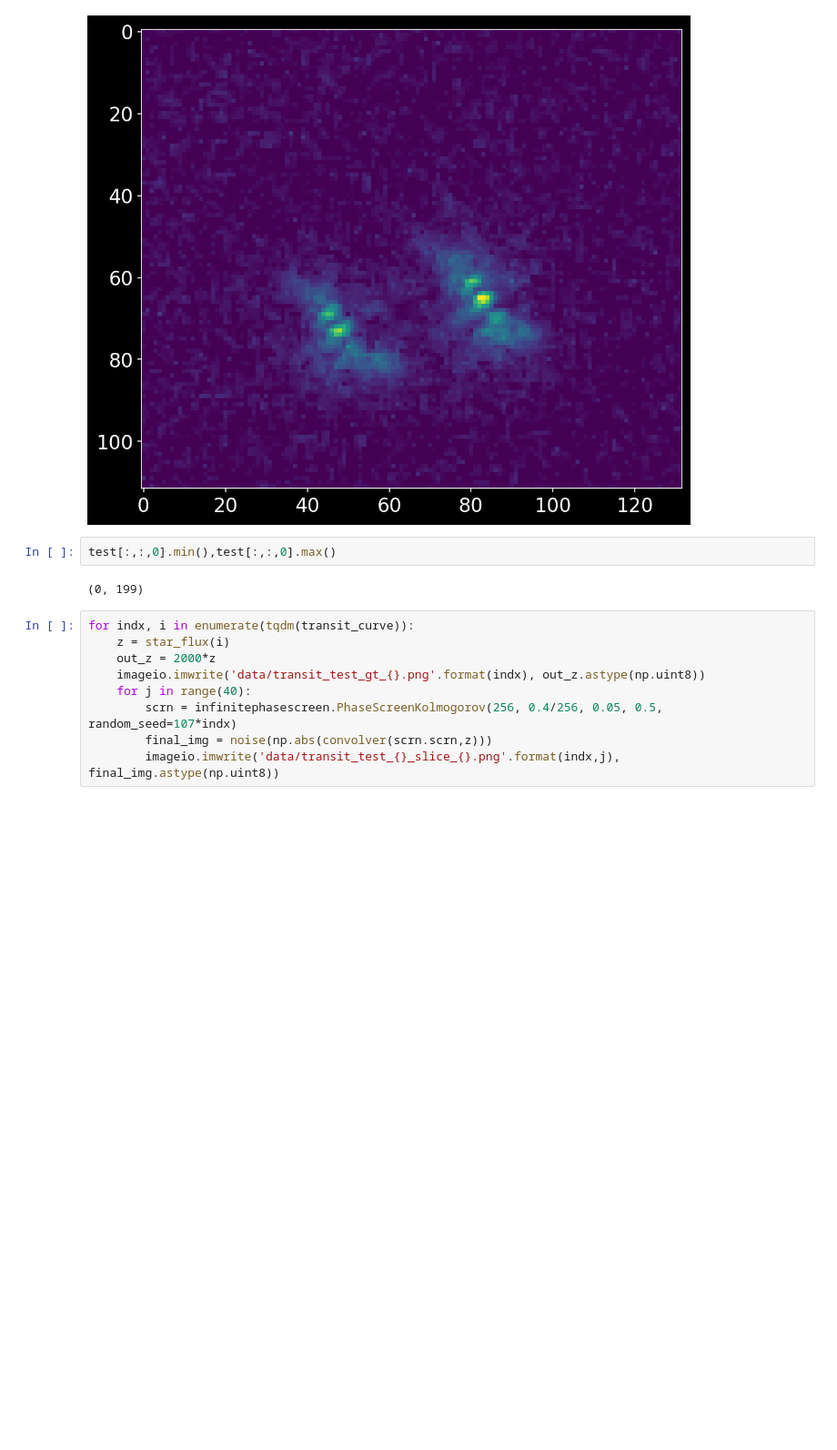
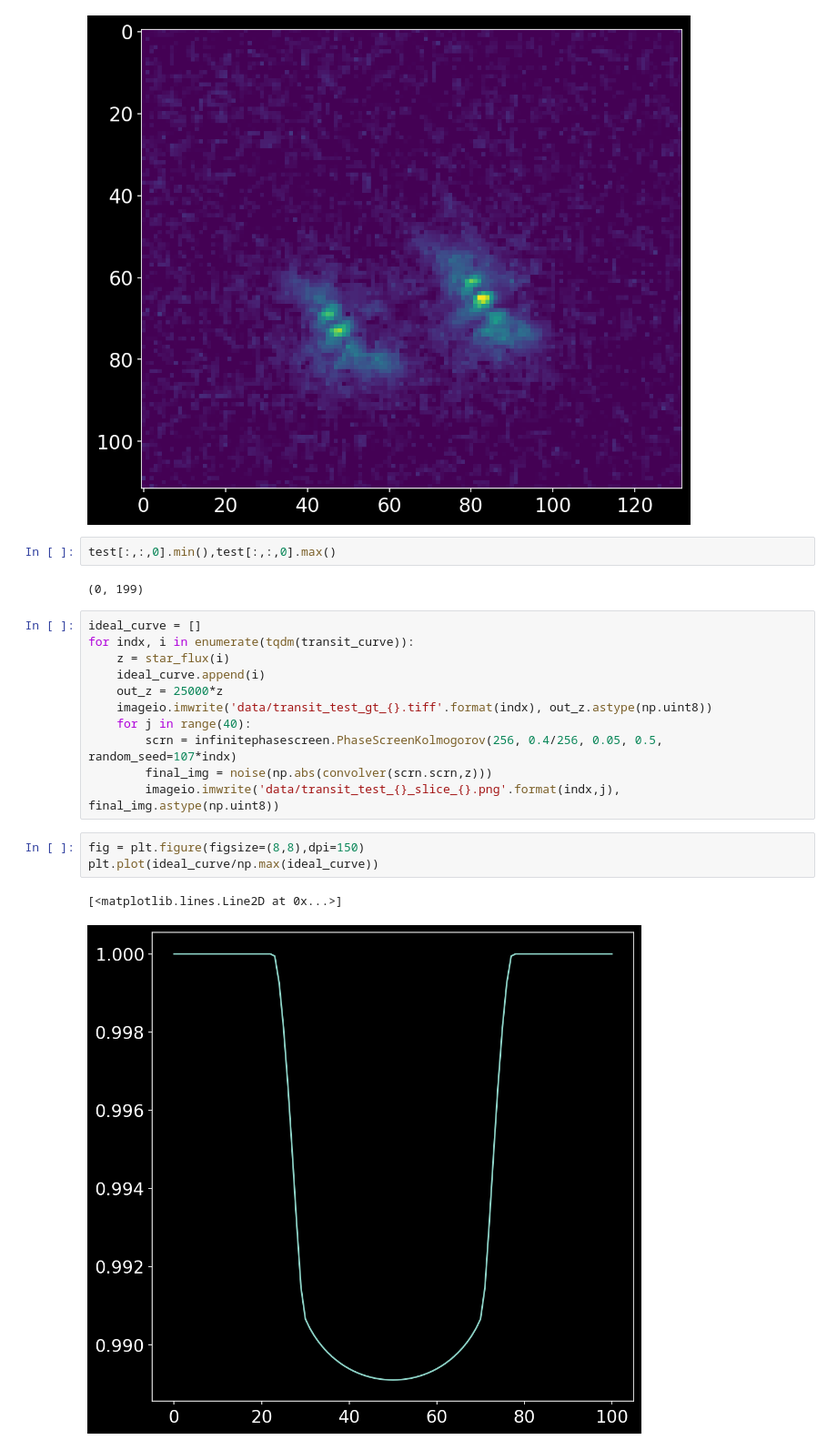
Before and after one commit to kem406/hop, a Jupyter notebook: transit_mocks/mock_transit_generator_AKS.ipynb, the cells around one changed output. Shown at 91% size. Saved outputs shown, nothing was run; the diff lists cells and outputs as text; blank space fills up the shorter version.

```diff
--- a/transit_mocks/mock_transit_generator_AKS.ipynb
+++ b/transit_mocks/mock_transit_generator_AKS.ipynb
@@ -97,11 +97,19 @@ test[:,:,0].min(),test[:,:,0].max()
 # %% [output]
 (0, 199)
 # %%
+ideal_curve = []
 for indx, i in enumerate(tqdm(transit_curve)):
     z = star_flux(i)
-    out_z = 2000*z
-    imageio.imwrite('data/transit_test_gt_{}.png'.format(indx), out_z.astype(np.uint8))
+    ideal_curve.append(i)
+    out_z = 25000*z
+    imageio.imwrite('data/transit_test_gt_{}.tiff'.format(indx), out_z.astype(np.uint8))
     for j in range(40):
         scrn = infinitephasescreen.PhaseScreenKolmogorov(256, 0.4/256, 0.05, 0.5, random_seed=107*indx)
         final_img = noise(np.abs(convolver(scrn.scrn,z)))
         imageio.imwrite('data/transit_test_{}_slice_{}.png'.format(indx,j), final_img.astype(np.uint8))
+# %%
+fig = plt.figure(figsize=(8,8),dpi=150)
+plt.plot(ideal_curve/np.max(ideal_curve))
+# %% [output]
+[<matplotlib.lines.Line2D at 0x...>]
+[figure, added]
```
Also changed, not shown: parts of 3 cells of this notebook, 1 other file.
